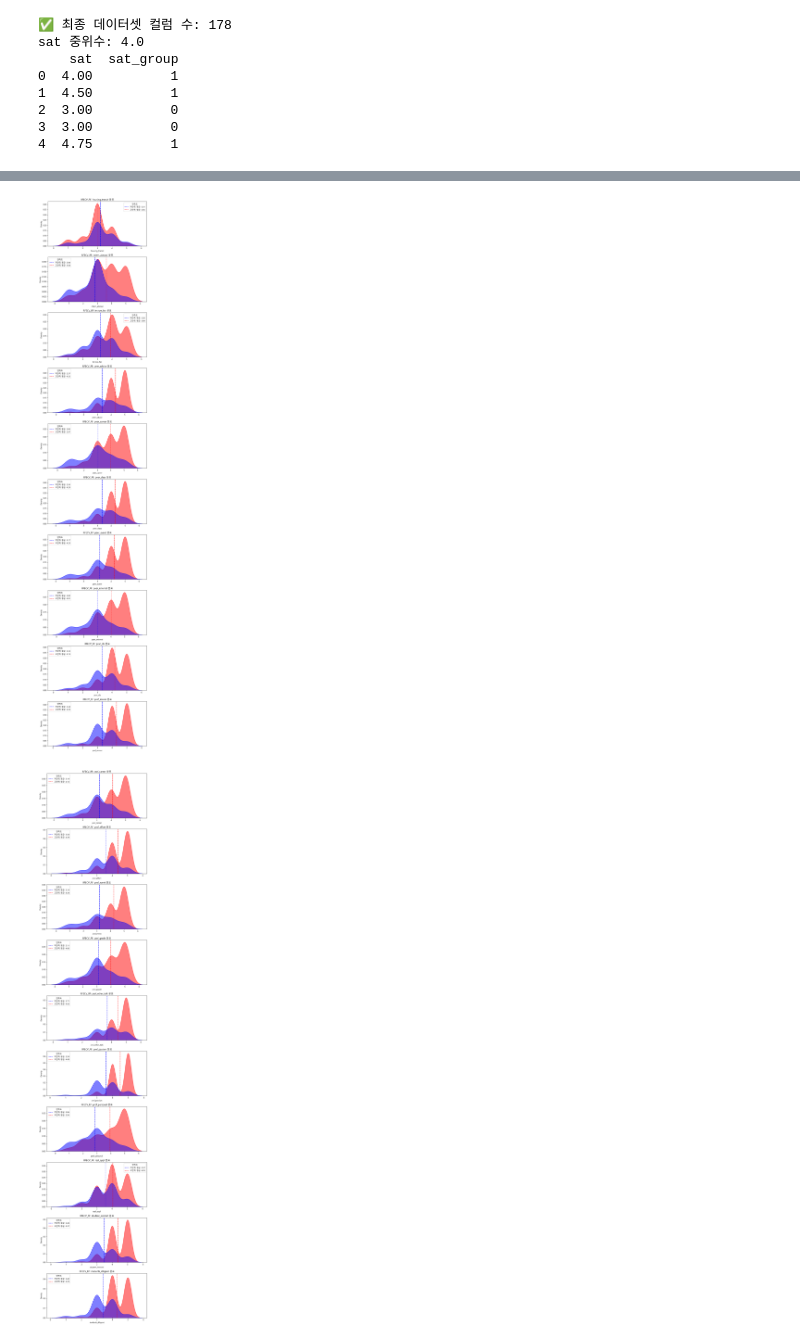
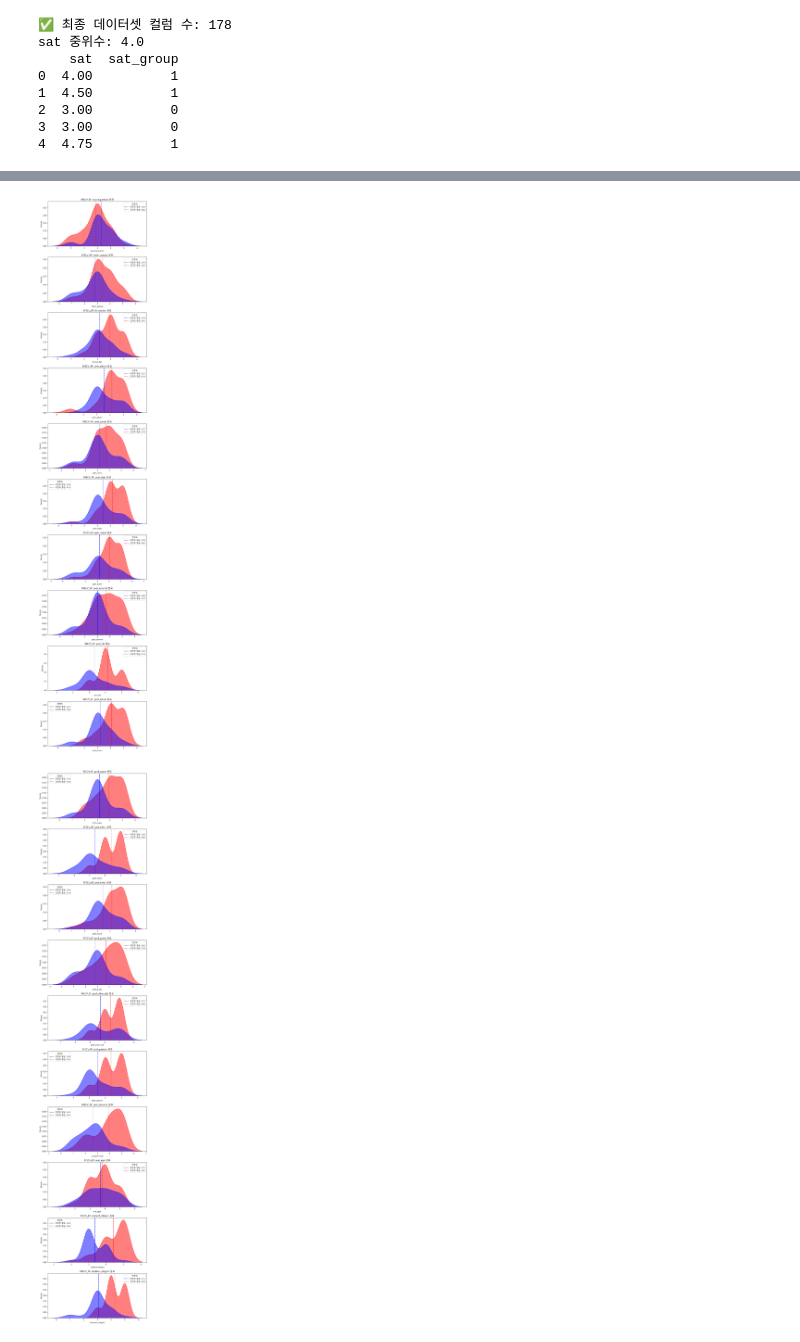
Before and after one commit to hyejinppp/Proposal, a Jupyter notebook: sat.validation.ipynb, the cells around one changed output, grey strips where cells are left out. Drawn from its saved outputs; the diff is of its cells as text; code cells hidden in the pictures.

```diff
--- a/sat.validation.ipynb
+++ b/sat.validation.ipynb
@@ -939,10 +921,18 @@ def plot_kde_by_group(X_df, y_series, title_prefix=""):
 # -------------------------
 # ElasticNet 변수 KDE
 # -------------------------
-plot_kde_by_group(focus_models["ENet_XGB"]["X"], y, title_prefix="ElasticNet: ")
+plot_kde_by_group(
+    X_df = focus_models["ENet_XGB"]["X_test"],
+    y_series = focus_models["ENet_XGB"]["y_test"],
+    title_prefix="ElasticNet: "
+)
 
 # -------------------------
 # RFECV_RF 변수 KDE
 # -------------------------
-plot_kde_by_group(focus_models["RFECV_RF"]["X"], y, title_prefix="RFECV_RF: ")
+plot_kde_by_group(
+    X_df = focus_models["RFECV_RF"]["X_test"],
+    y_series = focus_models["RFECV_RF"]["y_test"],
+    title_prefix="RFECV_RF: "
+)
 # %% [output]
@@ -951,2 +941,2 @@ plot_kde_by_group(focus_models["RFECV_RF"]["X"], y, title_prefix="RFECV_RF: ")
-[figure, old version]
+[figure, new version]
-[figure, old version]
+[figure, new version]
```
Also changed, not shown: parts of 12 cells of this notebook.
